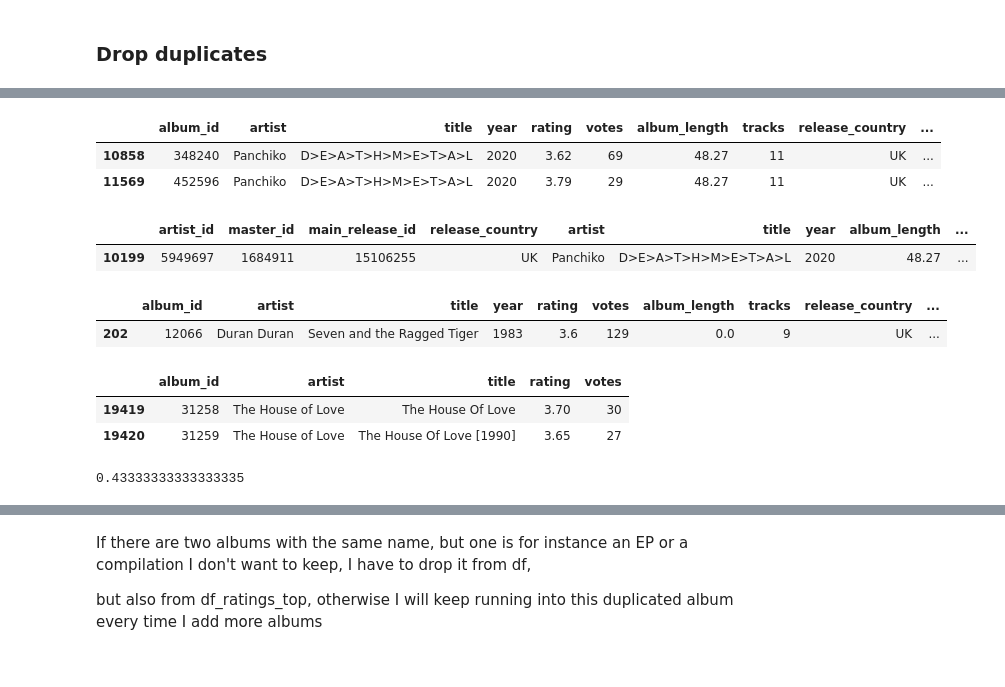
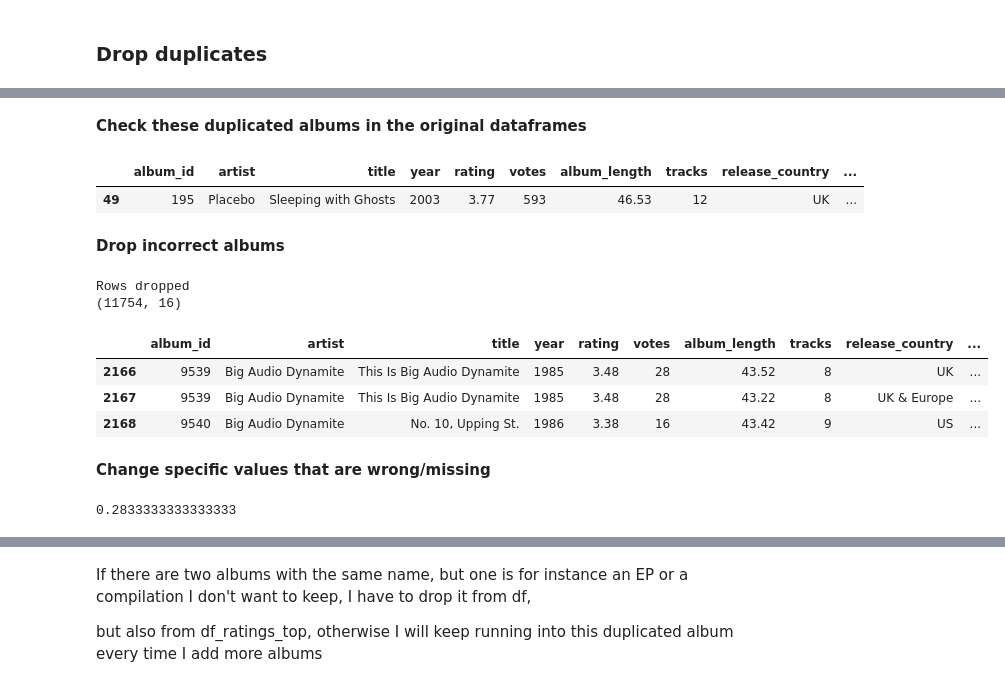
Before and after one commit to arnauog/what_the_rock, a Jupyter notebook: merges.ipynb, the cells around one changed output, grey strips where cells are left out. Saved outputs shown, nothing was run; the diff lists cells and outputs as text; code cells hidden in the pictures.

```diff
--- a/merges.ipynb
+++ b/merges.ipynb
@@ -617,3 +596,0 @@ list_of_columns = ['album_id', 'artist', 'title', 'year', 'rating', 'votes', 'al
-# %%
-df = df.reindex(columns=list_of_columns)
-df.head(1)
@@ -660,0 +642,19 @@ I want to **drop duplicates** and releases from **bands outside of the UK**, I o
+# %%
+non_uk_artists = ['Evanescence', "Stake", "Embrace", 'Ultimate Spinach', 'Jeff Buckley', 'Four Year Strong', 'Todd Rundgren',
+                'Lunatic Soul', 'Throwing Muses', 'The Cramps', 'American Football', 'MD.45', 'Quiet Riot', 'Nine Inch Nails',
+                'Red House Painters', 'The Bronx', 'Weezer', 'Panchiko', 'Megadeth', 'The Band', 'Enslaved', 'Thin Lizzy',
+                'The Lucksmiths', 'Opeth', 'Talking Heads', 'Rory Gallagher', 'Pearl Jam', 'My Bloody Valentine', 'The Doors',
+                'The Beach Boys', 'Metallica', 'Death', 'Bob Dylan', 'Tom Waits', 'Tool', 'Brand New', 'Alice in Chains', 'Rush',
+                'Willie Nelson', 'Phil Lynott', 'Dead Can Dance', 'Bon Jovi', 'Paul Simon', 'At the Drive-In', 'Deftones',
+                'System of a Down', 'Green Day', 'Linkin Park', 'Slayer', 'Neutral Milk Hotel', 'The Mars Volta', 'Rage Against the Machine',
+                'Mastodon', 'Queens of the Stone Age', 'Beach House', 'Turnover', 'A Day To Remember', 'Sahg', 'Rival Sons',
+                'Minus the Bear', 'The Incredible Bongo Band', 'Jimi Hendrix', 'Framing Hanley', 'Bon Iver', 'Alter Bridge',
+                'Death From Above 1979', 'The Smashing Pumpkins', 'Arcade Fire', 'Red Hot Chili Peppers', 'Nirvana',
+                'Between the Buried and Me', 'Something Corporate', 'blink-182', 'Pantera', 'Deafheaven', 'My Chemical Romance',
+                'Slipknot', 'Soundgarden', "Guns N' Roses", 'Converge', 'Pixies', 'Protest the Hero'
+                    ]
+
+print(f"Initial artists: {df['artist'].nunique()}")
+df['artist'] = df['artist'].apply(lambda x: np.nan if x in non_uk_artists else x)
+df.dropna(subset=['artist'], inplace=True)
+print(f"Final artists: {df['artist'].nunique()}")
@@ -666,0 +675,3 @@ df[['artist', 'title']].duplicated().sum()
+# %%
+# these albums are the same, except one entry has master_id=0
+df.drop_duplicates(subset=['artist', 'title', 'year', 'rating', 'votes', 'album_length', 'tracks'], inplace=True)
@@ -677,29 +688,35 @@ df[df[['artist', 'title']].duplicated()].tail()
+# %% [markdown]
+**Check these duplicated albums in the original dataframes**
+# %%
+# to see the difference between the duplicated albums searching for the album name
+df[df['title']=="Sleeping with Ghosts"].sort_values('year')
+# %% [output]
+|  | album_id | artist | title | year | rating | votes | album_length | tracks | release_country | ... |
+| 49 | 195 | Placebo | Sleeping with Ghosts | 2003 | 3.77 | 593 | 46.53 | 12 | UK | ... |
+# %% [markdown]
+**Drop incorrect albums**
+# %%
+# check one by one if necessary
+try:
+    df.drop([48], axis=0, inplace=True)
+    print('Rows dropped')
+    print(df.shape)
+except:
+    print("Couldn't drop these rows")
+    print(df.shape)
+# %% [output]
+Rows dropped
+(11754, 16)
 # %%
 # to see the difference between the duplicated albums searching for the artist
-df[df['artist']=='Panchiko'].sort_values('year')
+df[df['artist']=='Big Audio Dynamite'].sort_values('year')
 # %% [output]
 |  | album_id | artist | title | year | rating | votes | album_length | tracks | release_country | ... |
-| 10858 | 348240 | Panchiko | D>E>A>T>H>M>E>T>A>L | 2020 | 3.62 | 69 | 48.27 | 11 | UK | ... |
-| 11569 | 452596 | Panchiko | D>E>A>T>H>M>E>T>A>L | 2020 | 3.79 | 29 | 48.27 | 11 | UK | ... |
+| 2166 | 9539 | Big Audio Dynamite | This Is Big Audio Dynamite | 1985 | 3.48 | 28 | 43.52 | 8 | UK | ... |
+| 2167 | 9539 | Big Audio Dynamite | This Is Big Audio Dynamite | 1985 | 3.48 | 28 | 43.22 | 8 | UK & Europe | ... |
+| 2168 | 9540 | Big Audio Dynamite | No. 10, Upping St. | 1986 | 3.38 | 16 | 43.42 | 9 | US | ... |
-# %%
-# to see the difference between the duplicated albums searching for the artist
-df_uk_rock_ratings[df_uk_rock_ratings['artist']=='Panchiko'].sort_values('year')
-# %% [output]
-|  | artist_id | master_id | main_release_id | release_country | artist | title | year | album_length | ... |
-| 10199 | 5949697 | 1684911 | 15106255 | UK | Panchiko | D>E>A>T>H>M>E>T>A>L | 2020 | 48.27 | ... |
-# %%
-# to see the difference between the duplicated albums searching for the album name
-df[df['title']=='Seven and the Ragged Tiger'].sort_values('year')
-# %% [output]
-|  | album_id | artist | title | year | rating | votes | album_length | tracks | release_country | ... |
-| 202 | 12066 | Duran Duran | Seven and the Ragged Tiger | 1983 | 3.6 | 129 | 0.0 | 9 | UK | ... |
-# %%
-# check the original info of the rating
-df_ratings_top[df_ratings_top['artist']=='The House of Love']
-# %% [output]
-|  | album_id | artist | title | rating | votes |
-| 19419 | 31258 | The House of Love | The House Of Love | 3.70 | 30 |
-| 19420 | 31259 | The House of Love | The House Of Love [1990] | 3.65 | 27 |
+# %% [markdown]
+**Change specific values that are wrong/missing**
 # %%
 # change specific values that are wrong/missing
 
@@ -711,5 +728,5 @@ df_ratings_top[df_ratings_top['artist']=='The House of Love']
 # %%
 # calculate the decimals of the album length (seconds)
-26/60
+17/60
 # %% [output]
-0.43333333333333335
+0.2833333333333333
```
Also changed, not shown: parts of 74 cells of this notebook, 8 other files.
